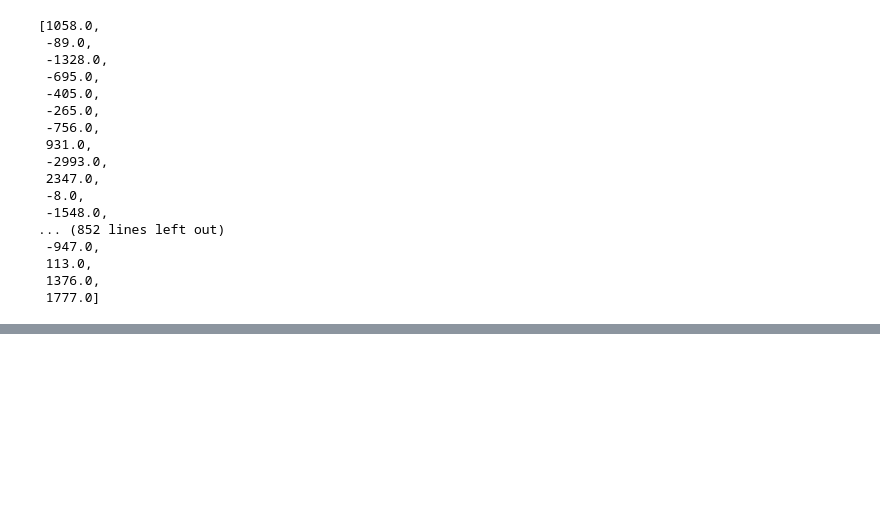
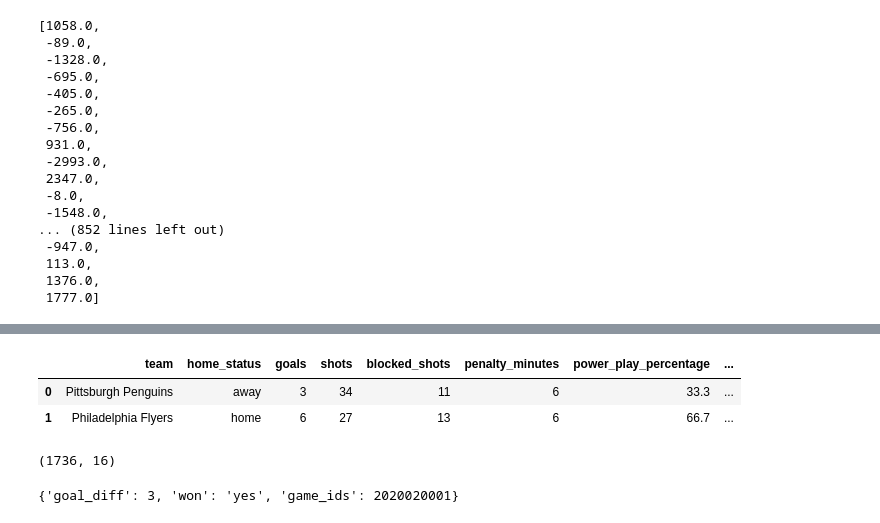
Before and after one commit to RazyChristmas/NHL_predictor, a Jupyter notebook: EDA and Feature engineering .ipynb, the cells around one changed output, grey strips where cells are left out. Cells and saved outputs as stored; diff of their text form; code cells hidden in the pictures; blank space fills up the shorter version.

```diff
--- a/EDA and Feature engineering .ipynb
+++ b/EDA and Feature engineering .ipynb
@@ -271,0 +262,10 @@ full_tilt
+# %%
+model_2020[0:2]
+# %% [output]
+|  | team | home_status | goals | shots | blocked_shots | penalty_minutes | power_play_percentage | ... |
+| 0 | Pittsburgh Penguins | away | 3 | 34 | 11 | 6 | 33.3 | ... |
+| 1 | Philadelphia Flyers | home | 6 | 27 | 13 | 6 | 66.7 | ... |
+# %%
+model_2020.shape
+# %% [output]
+(1736, 16)
@@ -271,0 +274,4 @@ full_tilt
+# %%
+model_2020.iloc[1][13:].to_dict()
+# %% [output]
+{'goal_diff': 3, 'won': 'yes', 'game_ids': 2020020001}
```
Also changed, not shown: parts of 14 cells of this notebook, 3 other files.
